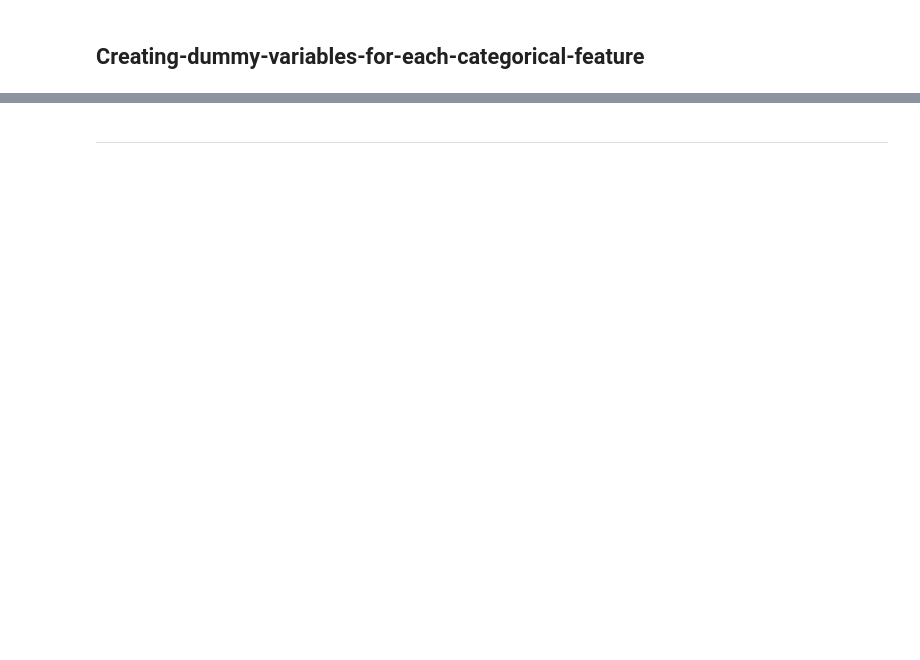
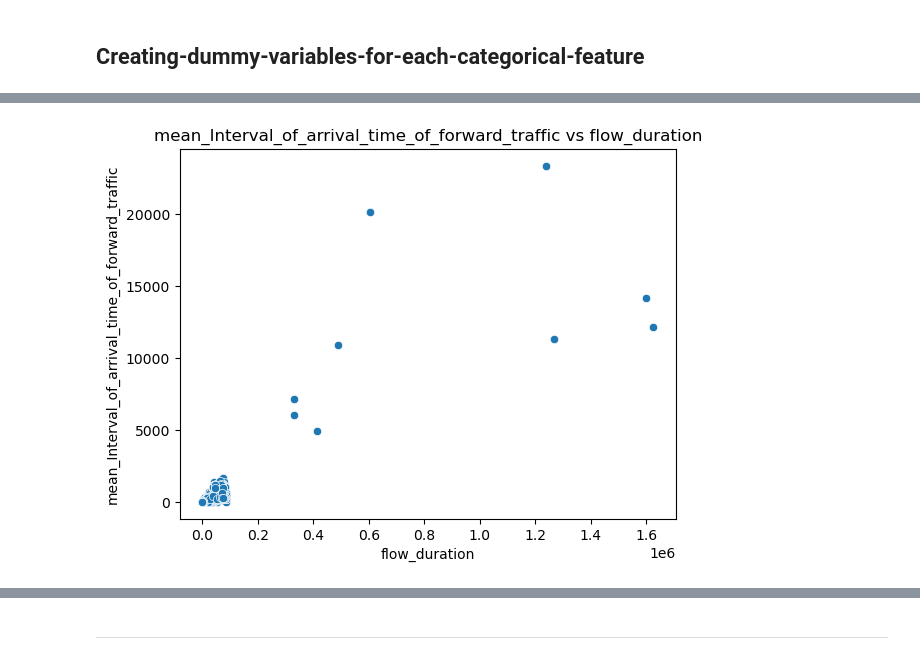
Before and after one commit to brero12/csis3290-Project03, a Jupyter notebook: Project03.ipynb, the cells around one changed output, grey strips where cells are left out. Drawn from its saved outputs; the diff is of its cells as text; code cells hidden in the pictures; blank space fills up the shorter version.

```diff
--- a/Project03.ipynb
+++ b/Project03.ipynb
@@ -96,0 +103,3 @@ Destination_IP_address: 0%
+# %%
+# Removing categorical variables that are not considered important for the model
+df.drop(["source_IP_address","Destination_IP_address"],axis=1,inplace=True)
@@ -97,3 +108,11 @@ Destination_IP_address: 0%
+# %%
+#columns to rename and their corresponding new names
+
+columns_map = {
+    "flow duration":"flow_duration"
+}
+
+df.rename(columns=columns_map,inplace = True)
 # %% [markdown]
 ## Creating-dummy-variables-for-each-categorical-feature
 # %%
@@ -123,0 +184,10 @@ memory usage: 110.9 MB
+# %%
+## let's see data
+
+sns.scatterplot(x=df.flow_duration,y=df.mean_Interval_of_arrival_time_of_forward_traffic)
+
+plt.title("mean_Interval_of_arrival_time_of_forward_traffic vs flow_duration")
+
+plt.show()
+# %% [output]
+[figure, added]
```
Also changed, not shown: parts of 46 cells of this notebook, 4 other files.
